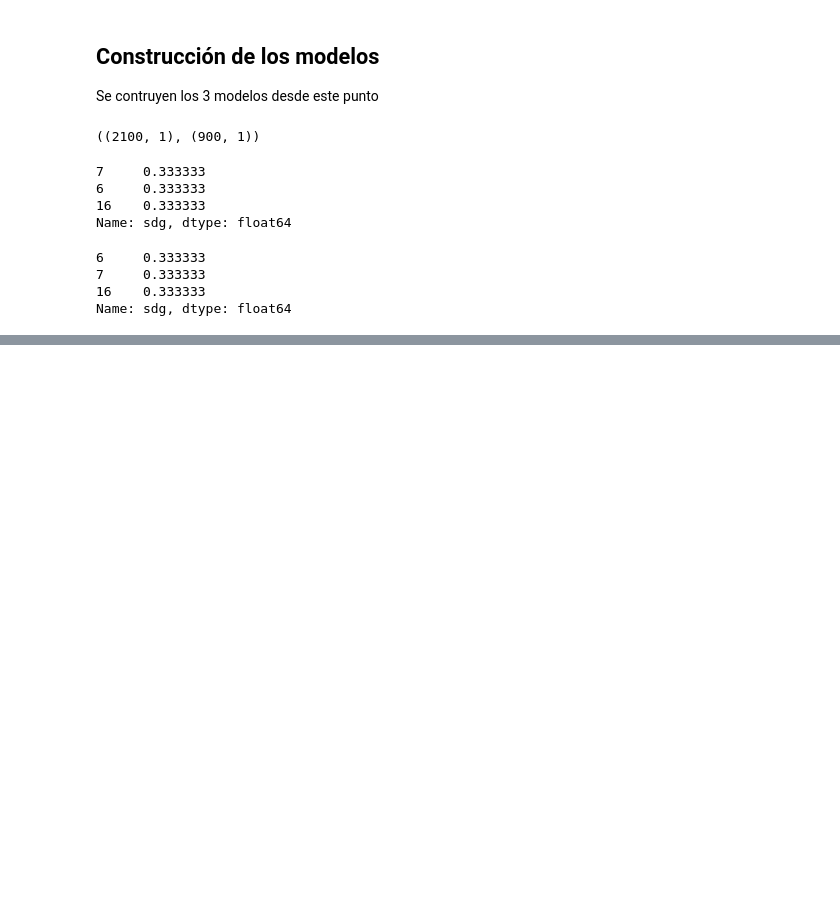
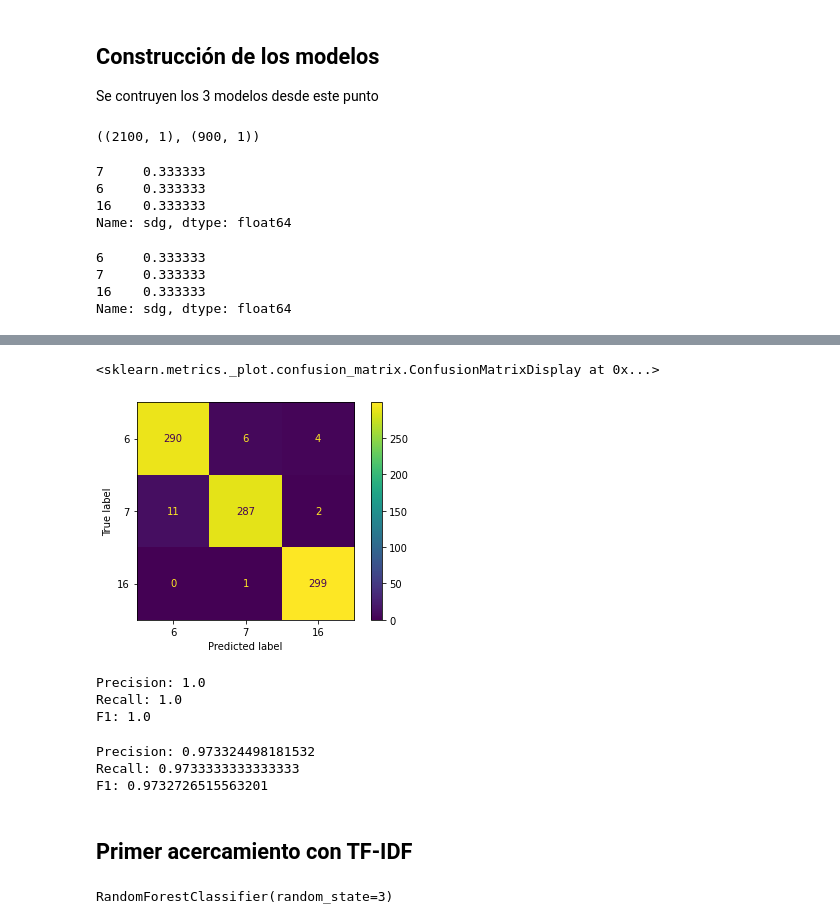
Before and after one commit to Buisness-Inteligence-Para-FashionPlace/Proyecto1, a Jupyter notebook: proyecto1.ipynb, the cells around one changed output, grey strips where cells are left out. Cells and saved outputs as stored; diff of their text form; code cells hidden in the pictures; blank space fills up the shorter version.

```diff
--- a/proyecto1.ipynb
+++ b/proyecto1.ipynb
@@ -193,0 +239,23 @@ Name: sdg, dtype: float64
+# %%
+ConfusionMatrixDisplay.from_predictions(y_test, y_test_bow_predict)
+# %% [output]
+<sklearn.metrics._plot.confusion_matrix.ConfusionMatrixDisplay at 0x...>
+[figure, added]
+# %%
+print("Precision:", precision_score(y_train, y_train_bow_predict, average='macro'))
+print("Recall:", recall_score(y_train, y_train_bow_predict, average='macro'))
+print("F1:", f1_score(y_train, y_train_bow_predict, average='macro'))
+# %% [output]
+Precision: 1.0
+Recall: 1.0
+F1: 1.0
+# %%
+print("Precision:", precision_score(y_test, y_test_bow_predict, average='macro'))
+print("Recall:", recall_score(y_test, y_test_bow_predict, average='macro'))
+print("F1:", f1_score(y_test, y_test_bow_predict, average='macro'))
+# %% [output]
+Precision: 0.973324498181532
+Recall: 0.9733333333333333
+F1: 0.9732726515563201
+# %% [markdown]
+## Primer acercamiento con TF-IDF
@@ -193,0 +264,4 @@ Name: sdg, dtype: float64
+# %%
+tfidf_model.fit(X_tfidf, y_train)
+# %% [output]
+RandomForestClassifier(random_state=3)
```
Also changed, not shown: parts of 21 cells of this notebook.
